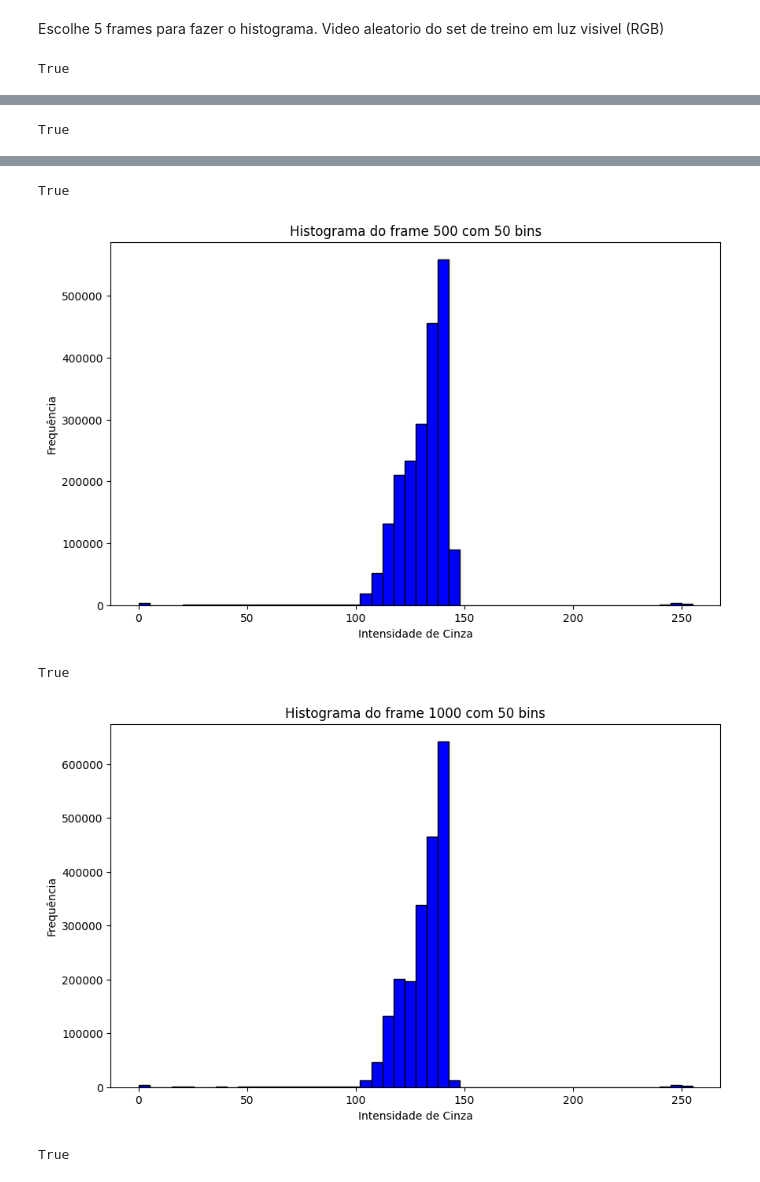
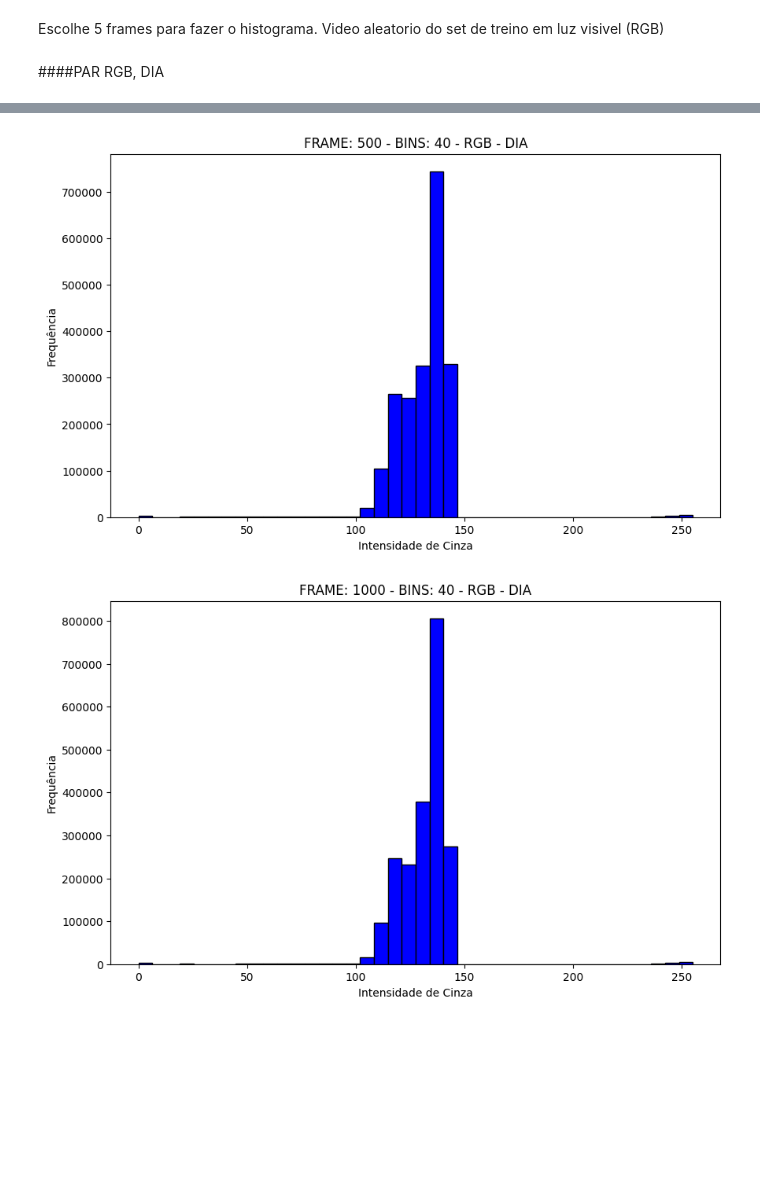
Before and after one commit to gabrielvime/statistics_ML, a Jupyter notebook: estatistica_e_LLMs/ATIVIDADE1_LLM.ipynb, the cells around one changed output, grey strips where cells are left out. Drawn from its saved outputs; the diff is of its cells as text; code cells hidden in the pictures; blank space fills up the shorter version.

```diff
--- a/estatistica_e_LLMs/ATIVIDADE1_LLM.ipynb
+++ b/estatistica_e_LLMs/ATIVIDADE1_LLM.ipynb
@@ -37,20 +50,23 @@ HISTOGRAMA
 # %% [markdown]
 Escolhe 5 frames para fazer o histograma.
 Video aleatorio do set de treino em luz visivel (RGB)
+# %%
+#quantidade de bins
+bins40 = 40
+# %%
+#escolhe os frames
+chosen_frames = [25, 250, 500, 1000, 1250]
+# %% [markdown]
+####PAR RGB, DIA
+# %%
+#escolhe um video do set de treino (RGB, DIA)
+data_rgb_d = cv2.VideoCapture(train_path+'/20190925_130434_1_3/visible.mp4')
 # %%
-#escolhe um video do set de treino
-data_rgb = cv2.VideoCapture(train_path+'/20190925_130434_1_3/visible.mp4')
+#plota o histograma
+for chosen_frame in chosen_frames:
+  data_rgb_d.set(cv2.CAP_PROP_POS_MSEC, chosen_frame)
 
-#quantidade de bins
-bins_rgb = 40
-
-#escolhe os frames
-chosen_frames_rgb = [25, 250, 500, 1000, 1250]
-
-for chosen_frame in chosen_frames_rgb:
-  data_rgb.set(cv2.CAP_PROP_POS_MSEC, chosen_frame)
-
-  ret, frame_rgb = data_rgb.read()
+  ret, frame_rgb = data_rgb_d.read()
 
   if ret:
     #converte para escala de cinza
@@ -58,12 +74,11 @@ for chosen_frame in chosen_frames_rgb:
 
     #gera o histograma
     plt.figure(figsize=(10, 6))
-    plt.hist(gray.ravel(), bins=bins_rgb, color='blue', edgecolor='black')
+    plt.hist(gray.ravel(), bins=bins40, color='blue', edgecolor='black')
 
-    plt.title('Histograma do frame '+ str(chosen_frame) + ' com ' + str(bins_rgb) +' bins')
+    plt.title('FRAME: '+ str(chosen_frame) + ' - BINS: ' + str(bins40) +' - RGB - DIA')
     plt.xlabel('Intensidade de Cinza')
     plt.ylabel('Frequência')
 
     plt.show()
 # %% [output]
-True
@@ -71 +85,0 @@ True
-True
@@ -73,5 +87,2 @@ True
-True
-[figure, old version]
+[figure, new version]
-True
-[figure, old version]
+[figure, new version]
-True
```
Also changed, not shown: parts of 24 cells of this notebook.
